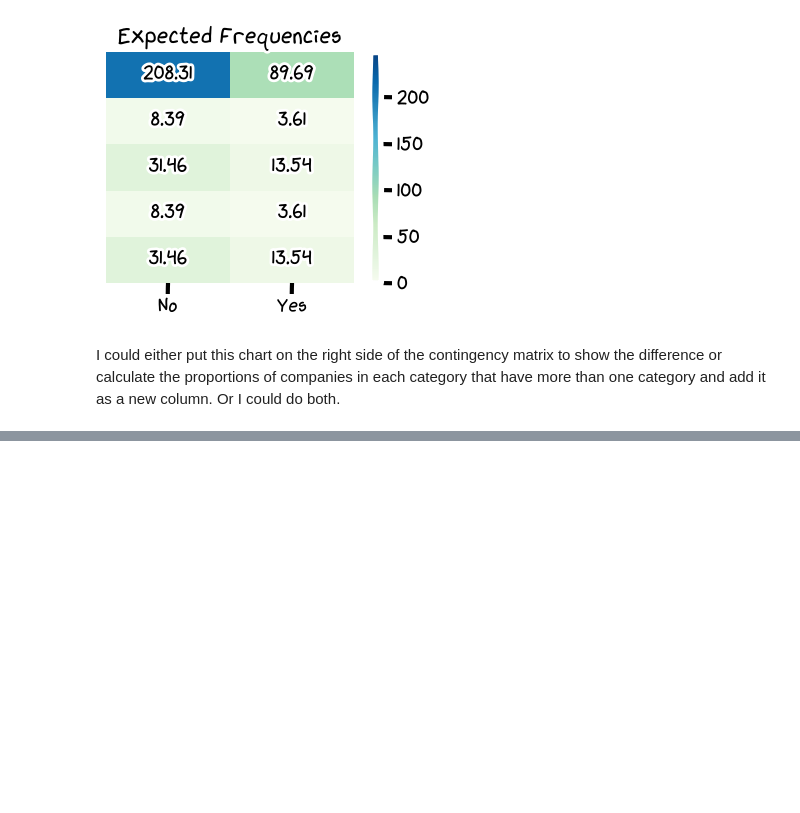
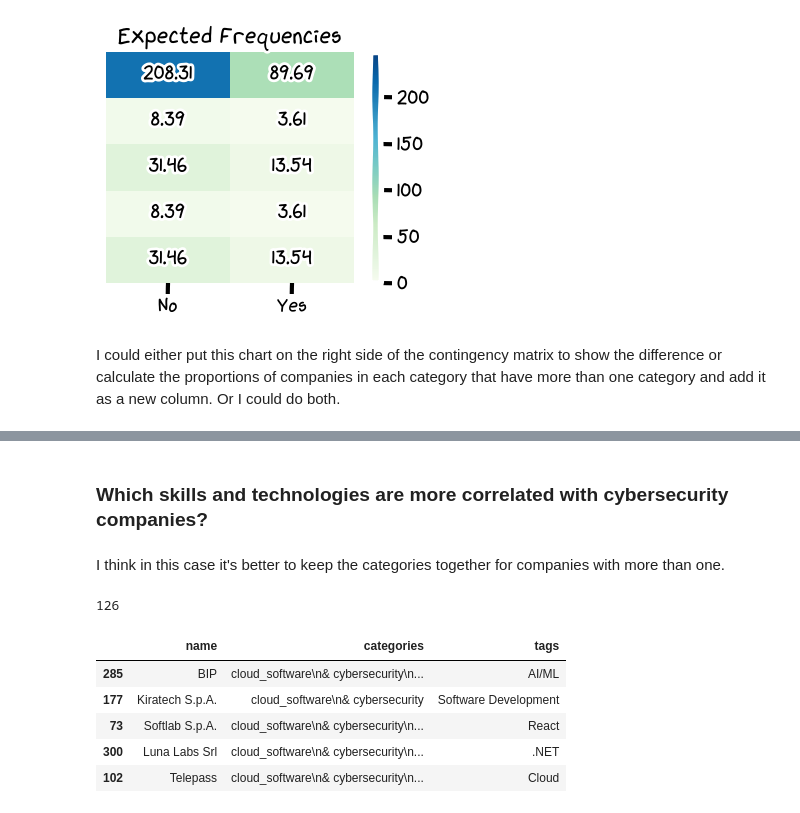
Before and after one commit to FrancescoManfredi/AIRV-analysis, a Jupyter notebook: workbench.ipynb, the cells around one changed output, grey strips where cells are left out. Drawn from its saved outputs; the diff is of its cells as text; code cells hidden in the pictures; blank space fills up the shorter version.

```diff
--- a/workbench.ipynb
+++ b/workbench.ipynb
@@ -625,0 +676,22 @@ Chi2ContingencyResult(statistic=125.39297603965372, pvalue=3.7616354613201274e-2
+# %% [markdown]
+### Which skills and technologies are more correlated with cybersecurity companies?
+# %% [markdown]
+I think in this case it's better to keep the categories together for companies with more than one.
+# %%
+exp_tags_join_cats_df = companies_df.loc[:, ["name", "categories", "tags"]]
+# %%
+exp_tags_join_cats_df.categories = ["\n& ".join(sorted(catlist)) for catlist in exp_tags_join_cats_df.categories]
+# %%
+exp_tags_join_cats_df = exp_tags_join_cats_df.explode(column=["tags"])
+# %%
+exp_are_in_cyber_df = exp_tags_join_cats_df.loc[["cybersec" in c for c in exp_tags_join_cats_df.categories]]
+print(len(exp_are_in_cyber_df))
+exp_are_in_cyber_df.sample(5)
+# %% [output]
+126
+|  | name | categories | tags |
+| 285 | BIP | cloud_software\n& cybersecurity\n... | AI/ML |
+| 177 | Kiratech S.p.A. | cloud_software\n& cybersecurity | Software Development |
+| 73 | Softlab S.p.A. | cloud_software\n& cybersecurity\n... | React |
+| 300 | Luna Labs Srl | cloud_software\n& cybersecurity\n... | .NET |
+| 102 | Telepass | cloud_software\n& cybersecurity\n... | Cloud |
```
Also changed, not shown: parts of 24 cells of this notebook.
